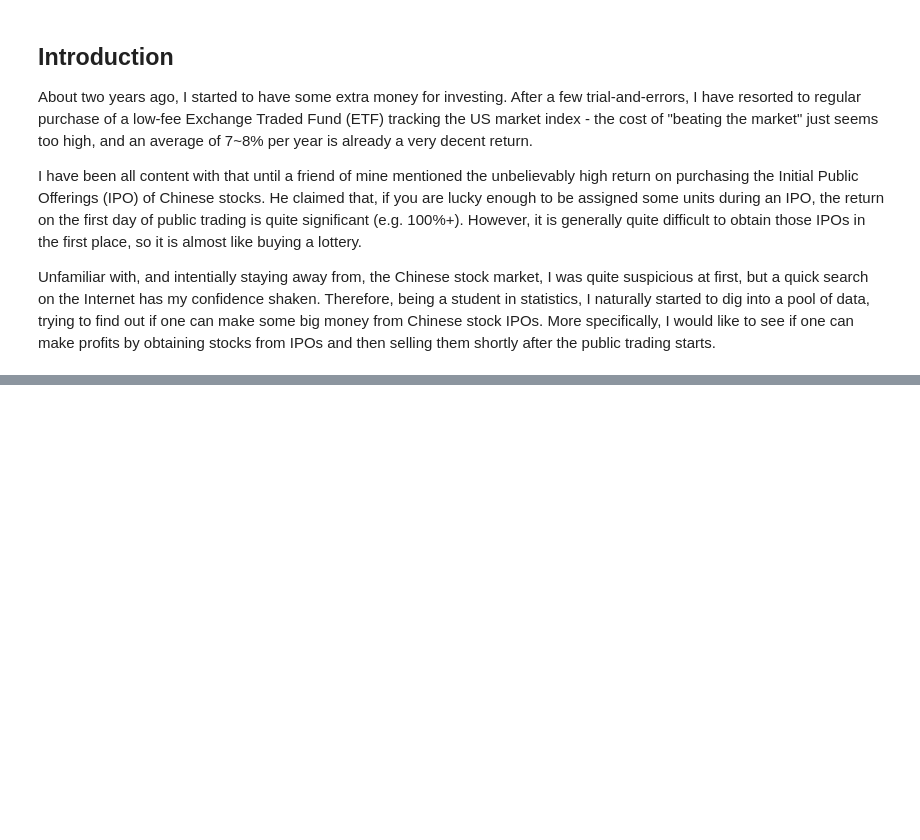
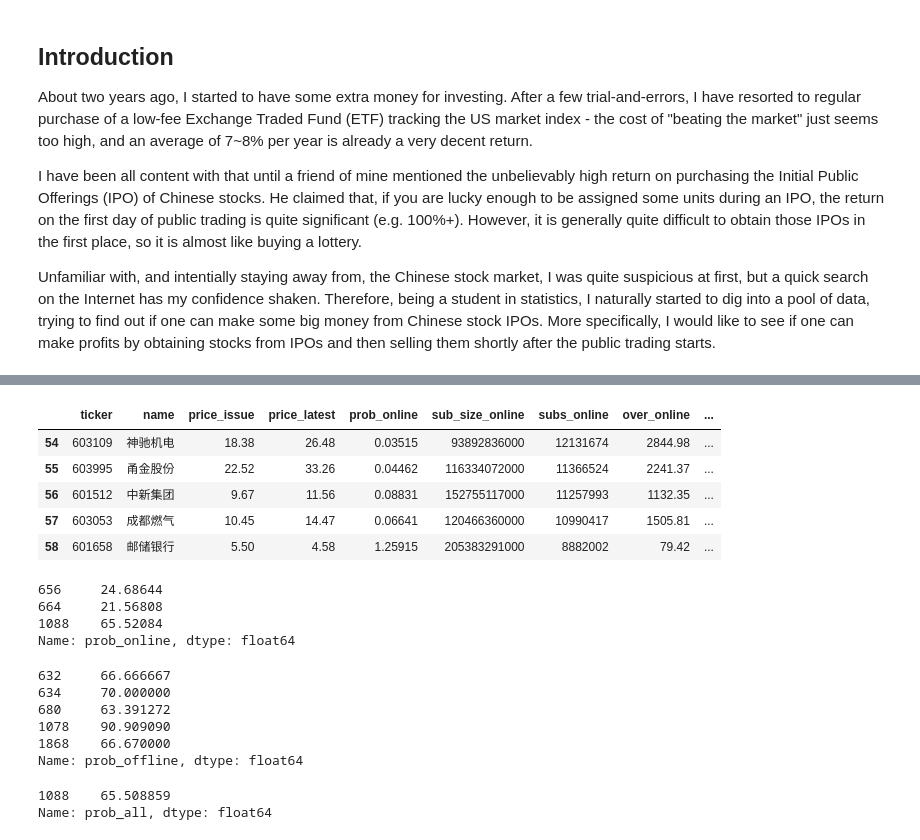
Before and after one commit to sparktseung/Chinese-IPO, a Jupyter notebook: Chinese-IPO.ipynb, the cells around one changed output, grey strips where cells are left out. Drawn from its saved outputs; the diff is of its cells as text; code cells hidden in the pictures; blank space fills up the shorter version.

```diff
--- a/Chinese-IPO.ipynb
+++ b/Chinese-IPO.ipynb
@@ -93,0 +172,30 @@ After a quick view of the website, it seems that they have IPO data starting fro
+# %%
+ipo_df.head()
+# %% [output]
+|  | ticker | name | price_issue | price_latest | prob_online | sub_size_online | subs_online | over_online | ... |
+| 54 | 603109 | 神驰机电 | 18.38 | 26.48 | 0.03515 | 93892836000 | 12131674 | 2844.98 | ... |
+| 55 | 603995 | 甬金股份 | 22.52 | 33.26 | 0.04462 | 116334072000 | 11366524 | 2241.37 | ... |
+| 56 | 601512 | 中新集团 | 9.67 | 11.56 | 0.08831 | 152755117000 | 11257993 | 1132.35 | ... |
+| 57 | 603053 | 成都燃气 | 10.45 | 14.47 | 0.06641 | 120466360000 | 10990417 | 1505.81 | ... |
+| 58 | 601658 | 邮储银行 | 5.50 | 4.58 | 1.25915 | 205383291000 | 8882002 | 79.42 | ... |
+# %%
+ipo_df['prob_online'][ipo_df['prob_online']>20]
+# %% [output]
+656     24.68644
+664     21.56808
+1088    65.52084
+Name: prob_online, dtype: float64
+# %%
+ipo_df['prob_offline'][ipo_df['prob_offline']>60]
+# %% [output]
+632     66.666667
+634     70.000000
+680     63.391272
+1078    90.909090
+1868    66.670000
+Name: prob_offline, dtype: float64
+# %%
+ipo_df['prob_all'][ipo_df['prob_all']>60]
+# %% [output]
+1088    65.508859
+Name: prob_all, dtype: float64
```
Also changed, not shown: parts of 16 cells of this notebook, 4 other files.
